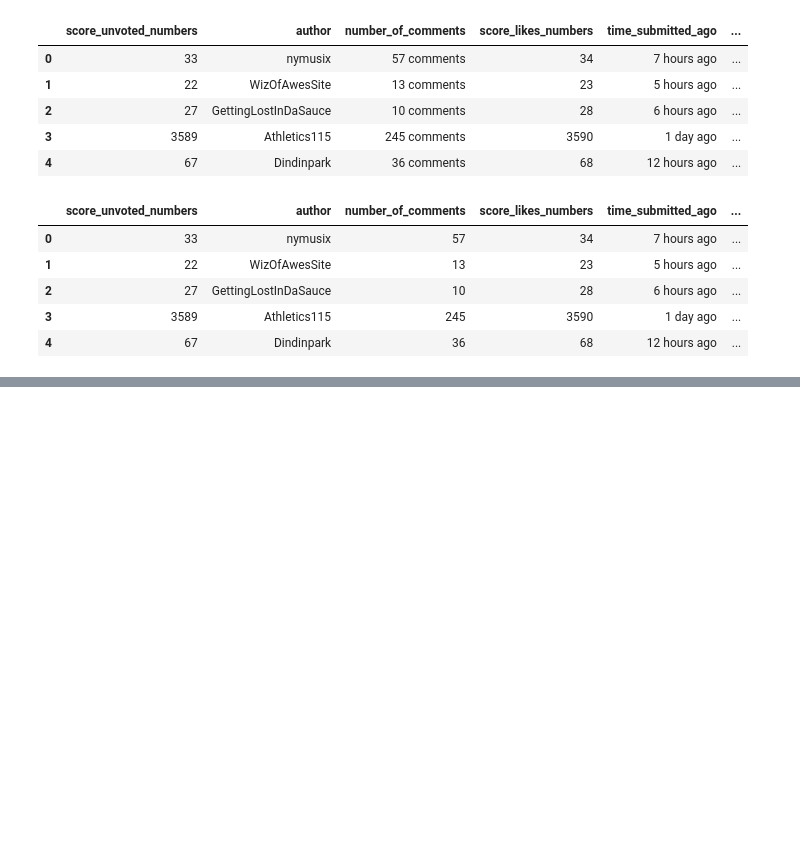
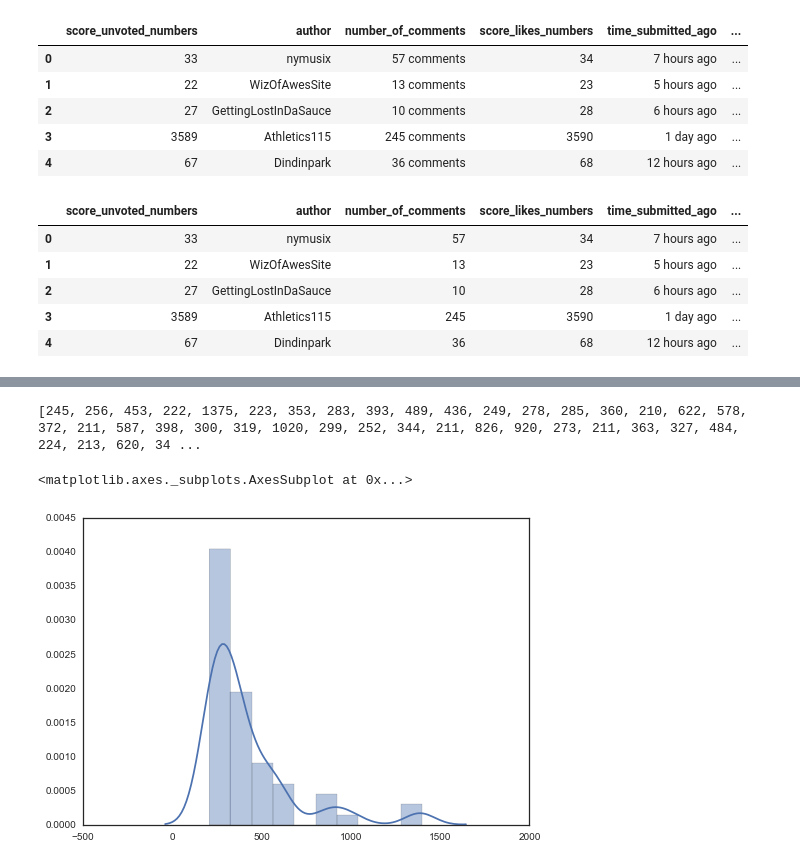
Before and after one commit to bodowd/Reddit-r-nba-scrapy, a Jupyter notebook: Reddit_r_nba/Exploratory--Plotting number of comments.ipynb, the cells around one changed output, grey strips where cells are left out. Saved outputs shown, nothing was run; the diff lists cells and outputs as text; code cells hidden in the pictures; blank space fills up the shorter version.

```diff
--- a/Reddit_r_nba/Exploratory--Plotting number of comments.ipynb
+++ b/Reddit_r_nba/Exploratory--Plotting number of comments.ipynb
@@ -71,0 +101,12 @@ df.describe()
+# %%
+number_of_comments_more_than_200 = []
+for number in df['number_of_comments_int']:
+    if number >200:
+        number_of_comments_more_than_200.append(number)
+
+print(number_of_comments_more_than_200)
+sns.distplot(number_of_comments_more_than_200)
+# %% [output]
+[245, 256, 453, 222, 1375, 223, 353, 283, 393, 489, 436, 249, 278, 285, 360, 210, 622, 578, 372, 211, 587, 398, 300, 319, 1020, 299, 252, 344, 211, 826, 920, 273, 211, 363, 327, 484, 224, 213, 620, 34 ...
+<matplotlib.axes._subplots.AxesSubplot at 0x...>
+[figure, added]
```
Also changed, not shown: parts of 5 cells of this notebook.
